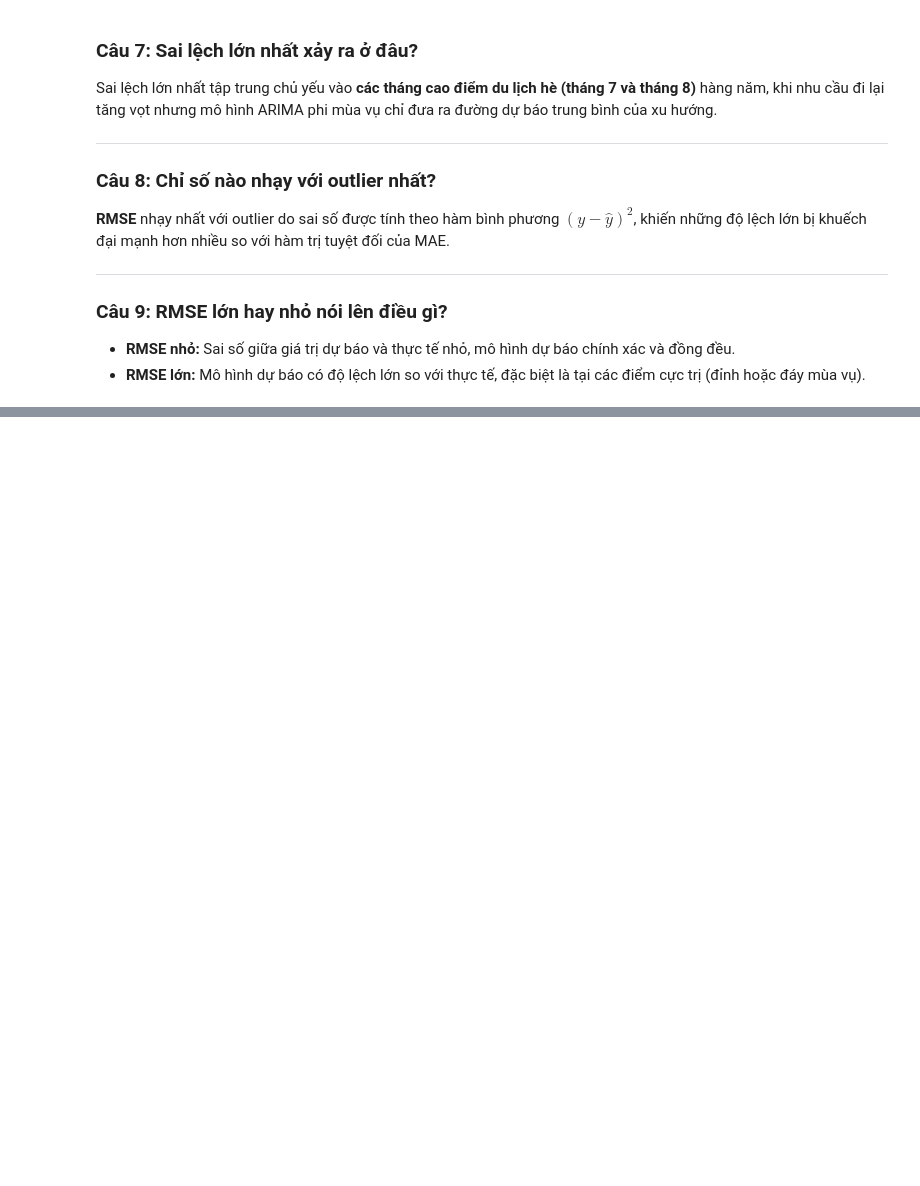
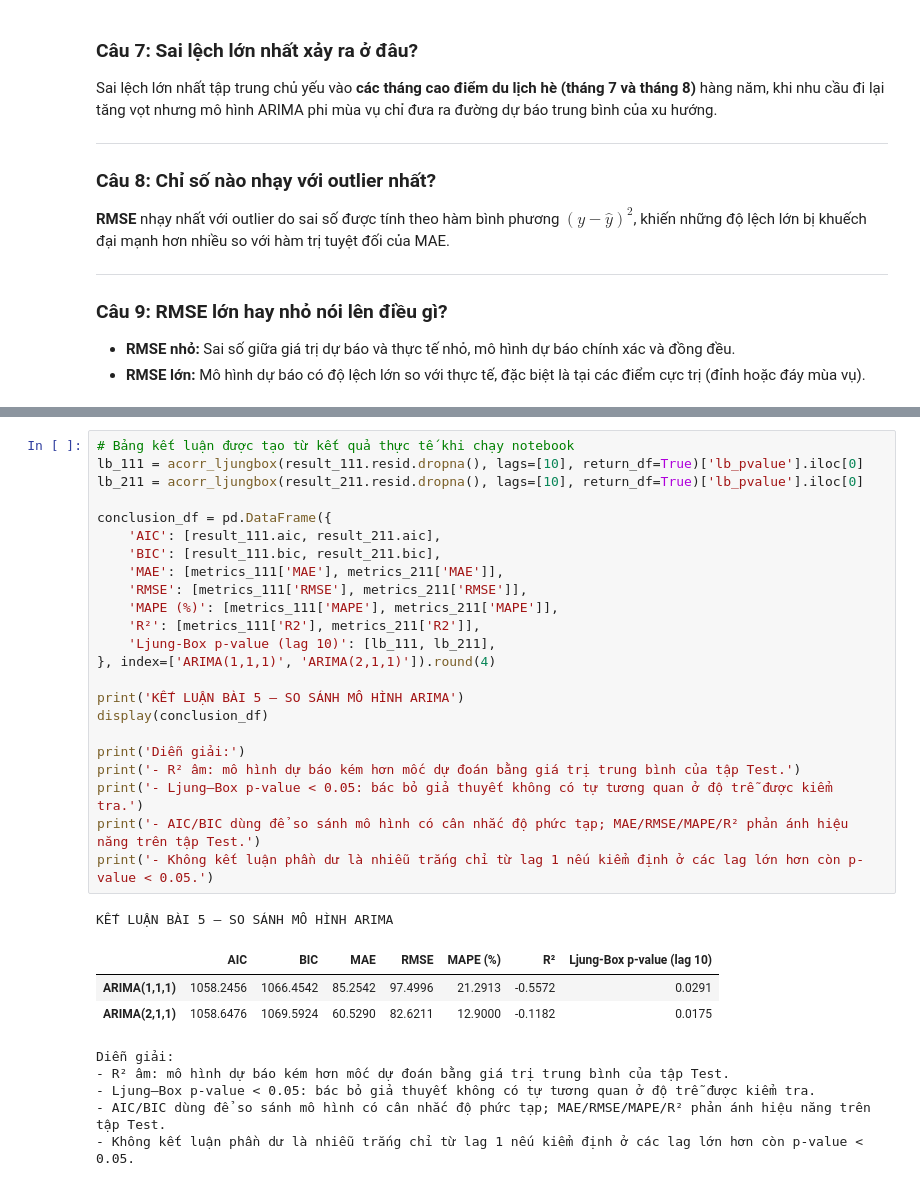
Before and after one commit to OrangkillEmily/Lab_TimeSeries, a Jupyter notebook: notebooks/lab02/bai5_ARIMA.ipynb, the cells around one changed output, grey strips where cells are left out. Saved outputs shown, nothing was run; the diff lists cells and outputs as text; blank space fills up the shorter version.

```diff
--- a/notebooks/lab02/bai5_ARIMA.ipynb
+++ b/notebooks/lab02/bai5_ARIMA.ipynb
@@ -514,0 +526,33 @@ ARIMA(2,1,1)  60.5290  82.6211  12.9000
+# %%
+# Bảng kết luận được tạo từ kết quả thực tế khi chạy notebook
+lb_111 = acorr_ljungbox(result_111.resid.dropna(), lags=[10], return_df=True)['lb_pvalue'].iloc[0]
+lb_211 = acorr_ljungbox(result_211.resid.dropna(), lags=[10], return_df=True)['lb_pvalue'].iloc[0]
+
+conclusion_df = pd.DataFrame({
+    'AIC': [result_111.aic, result_211.aic],
+    'BIC': [result_111.bic, result_211.bic],
+    'MAE': [metrics_111['MAE'], metrics_211['MAE']],
+    'RMSE': [metrics_111['RMSE'], metrics_211['RMSE']],
+    'MAPE (%)': [metrics_111['MAPE'], metrics_211['MAPE']],
+    'R²': [metrics_111['R2'], metrics_211['R2']],
+    'Ljung-Box p-value (lag 10)': [lb_111, lb_211],
+}, index=['ARIMA(1,1,1)', 'ARIMA(2,1,1)']).round(4)
+
+print('KẾT LUẬN BÀI 5 – SO SÁNH MÔ HÌNH ARIMA')
+display(conclusion_df)
+
+print('Diễn giải:')
+print('- R² âm: mô hình dự báo kém hơn mốc dự đoán bằng giá trị trung bình của tập Test.')
+print('- Ljung–Box p-value < 0.05: bác bỏ giả thuyết không có tự tương quan ở độ trễ được kiểm tra.')
+print('- AIC/BIC dùng để so sánh mô hình có cân nhắc độ phức tạp; MAE/RMSE/MAPE/R² phản ánh hiệu năng trên tập Test.')
+print('- Không kết luận phần dư là nhiễu trắng chỉ từ lag 1 nếu kiểm định ở các lag lớn hơn còn p-value < 0.05.')
+# %% [output]
+KẾT LUẬN BÀI 5 – SO SÁNH MÔ HÌNH ARIMA
+|  | AIC | BIC | MAE | RMSE | MAPE (%) | R² | Ljung-Box p-value (lag 10) |
+| ARIMA(1,1,1) | 1058.2456 | 1066.4542 | 85.2542 | 97.4996 | 21.2913 | -0.5572 | 0.0291 |
+| ARIMA(2,1,1) | 1058.6476 | 1069.5924 | 60.5290 | 82.6211 | 12.9000 | -0.1182 | 0.0175 |
+Diễn giải:
+- R² âm: mô hình dự báo kém hơn mốc dự đoán bằng giá trị trung bình của tập Test.
+- Ljung–Box p-value < 0.05: bác bỏ giả thuyết không có tự tương quan ở độ trễ được kiểm tra.
+- AIC/BIC dùng để so sánh mô hình có cân nhắc độ phức tạp; MAE/RMSE/MAPE/R² phản ánh hiệu năng trên tập Test.
+- Không kết luận phần dư là nhiễu trắng chỉ từ lag 1 nếu kiểm định ở các lag lớn hơn còn p-value < 0.05.
```
Also changed, not shown: parts of 16 cells of this notebook.
